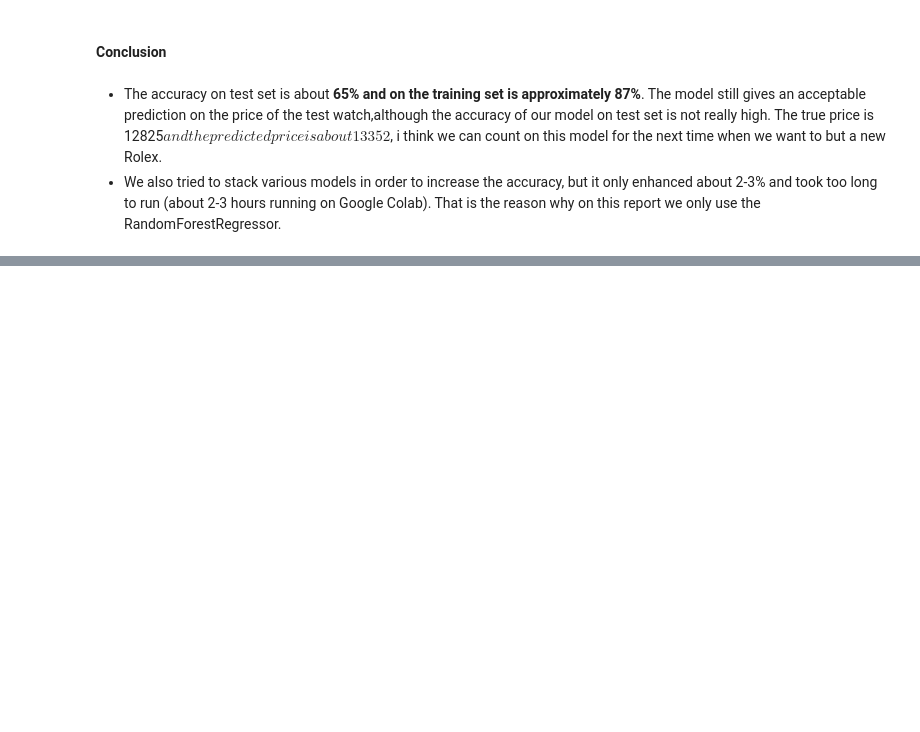
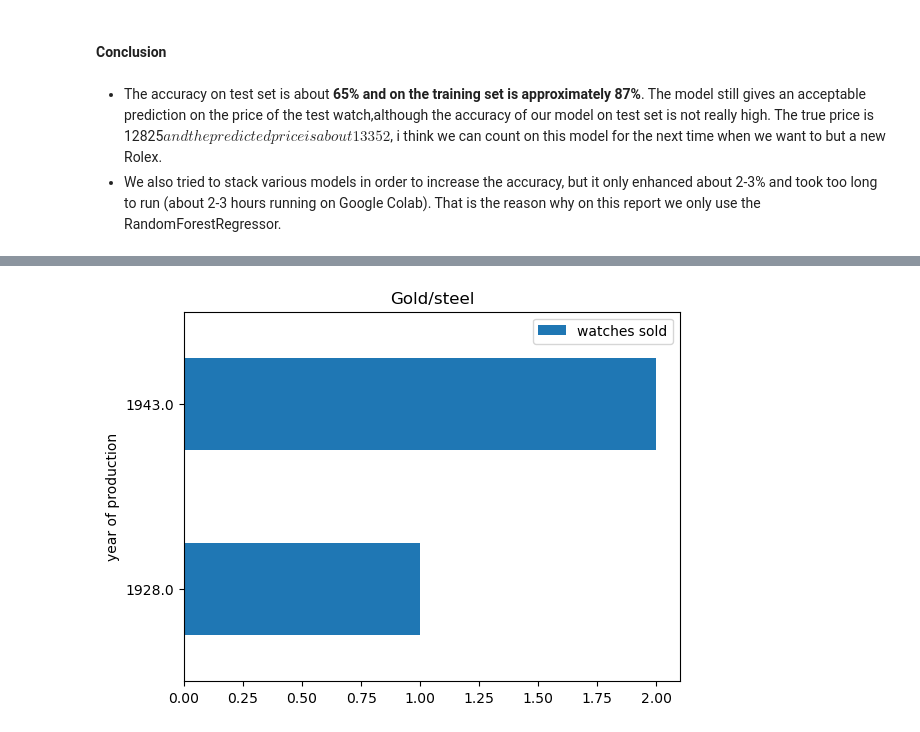
Before and after one commit to baonhat1802/Project-Programming-DS, a Jupyter notebook: Project/test.ipynb, the cells around one changed output, grey strips where cells are left out. Cells and saved outputs as stored; diff of their text form; code cells hidden in the pictures; blank space fills up the shorter version.

```diff
--- a/Project/test.ipynb
+++ b/Project/test.ipynb
@@ -400,0 +744,6 @@ clf.predict(df3)[0]
+# %%
+# Gold/steel
+res_cm_plot2.plot(x = 'year of production', y = 'count', kind='barh', label='watches sold', title='Gold/steel')
+plt.show()
+# %% [output]
+[figure, added]
```
Also changed, not shown: parts of 63 cells of this notebook.
